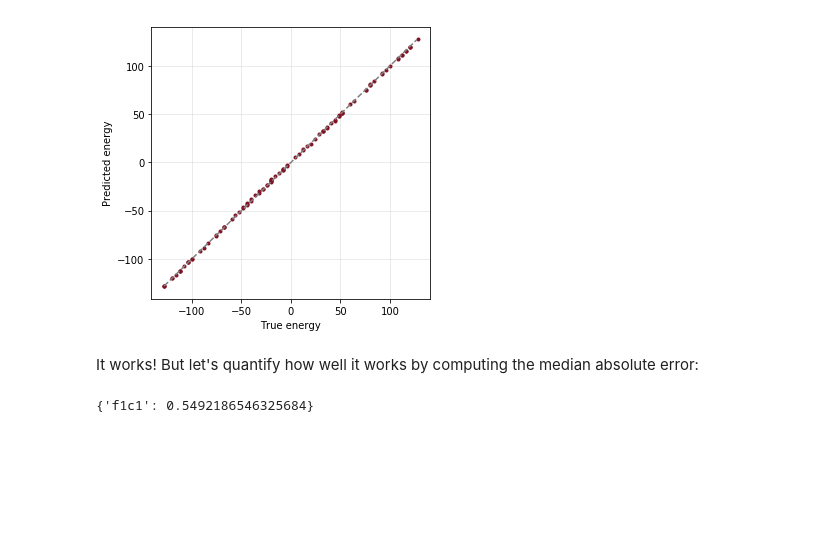
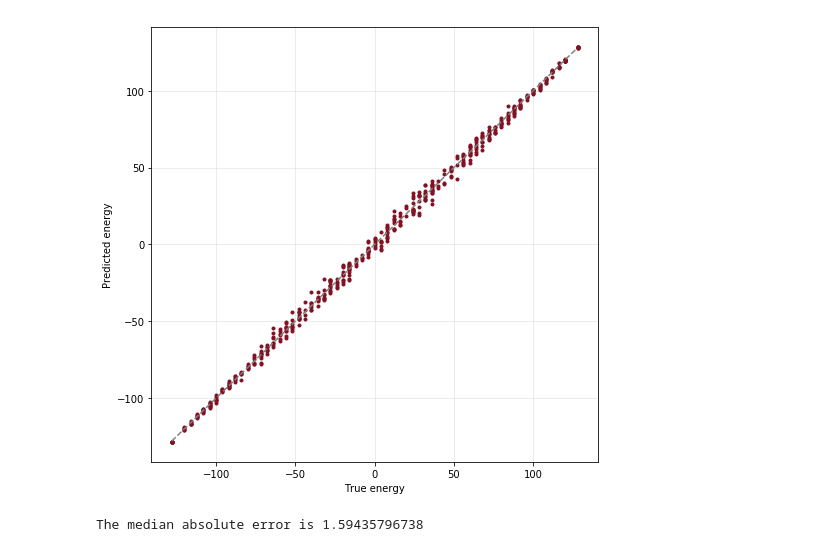
Before and after one commit to millskyle/extensive_deep_neural_networks, a Jupyter notebook: ednn_blog_2_ising.ipynb, the cells around one changed output. Saved outputs shown, nothing was run; the diff lists cells and outputs as text; code cells hidden in the pictures; blank space fills up the shorter version.

```diff
--- a/ednn_blog_2_ising.ipynb
+++ b/ednn_blog_2_ising.ipynb
@@ -100,10 +79,13 @@ Now we'll build the graph just as we did in the previous tutorial. This takes a
 # %%
+tf.reset_default_graph()
 #data comes in a [ batch * L * L ] tensor, and labels a [ batch * 1] tensor
 x = tf.placeholder(tf.float32, (None, L, L), name='input_image')
 y = tf.placeholder(tf.float32, (None, 1))
 
+helper = EDNN_helper(L=L, f=f, c=c)
+
 #Then the EDNN-specific code:
-tiles = tf.map_fn(ednn_split, x, back_prop=False)
+tiles = tf.map_fn(helper.ednn_split, x, back_prop=False)
 tiles = tf.transpose(tiles, perm=[1,0,2,3,4])
 output = tf.map_fn(NN, tiles, back_prop=True)
 output = tf.transpose(output, perm=[1,0,2])
@@ -114,9 +96,15 @@ predicted = tf.reduce_sum(output, axis=1)
 loss = tf.reduce_mean(tf.square(y-predicted))
 
 #create an optimizer, a training op, and an init op
-optimizer = tf.train.AdamOptimizer(learning_rate=0.001)
+optimizer = tf.train.AdamOptimizer(learning_rate=0.01)
 train_step = optimizer.minimize(loss)
 init = tf.global_variables_initializer()
+# %%
+data, labels = get_data(2500)
+train_data = data[:2000]
+test_data = data[2000:]
+train_labels = labels[:2000]
+test_labels = labels[2000:]
 # %%
 sess = tf.InteractiveSession()
 sess.run(init)
@@ -125,19 +111,13 @@ We will get 1000 data points, and split it into training and testing datasets wi
-# %%
-data, labels = get_data(1000)
-train_data = data[:900]
-test_data = data[900:]
-train_labels = labels[:900]
-test_labels = labels[900:]
 # %%
-BATCH_SIZE = 100
+BATCH_SIZE = 500
 
 bar = progressbar.ProgressBar()
-for epoch in bar(range(1000)):
+for epoch in bar(range(500)):
     for batch in xrange(train_data.shape[0] / BATCH_SIZE):
         _, loss_val = sess.run([train_step, loss],
                                feed_dict={
-                                    x: train_data[batch*BATCH_SIZE:batch*(BATCH_SIZE+1)],
-                                    y: labels[batch*BATCH_SIZE:batch*(BATCH_SIZE+1)]
+                                    x: train_data[batch*BATCH_SIZE:(batch+1)*BATCH_SIZE],
+                                    y: labels[batch*BATCH_SIZE:(batch+1)*BATCH_SIZE]
                                 }
                               )
 # %% [output]
@@ -147,18 +125,14 @@ prediction = sess.run(predicted, feed_dict={x: test_data})
 # %%
-fig, ax = plt.subplots(1,1, figsize=(5,5))
+prediction = sess.run(predicted, feed_dict={x: test_data})
 
+fig, ax = plt.subplots(1,1, figsize=(8,8))
 ax.plot(test_labels.flatten(), prediction.flatten(), '.', color='#821122')
 ax.plot(np.arange(-128,128), np.arange(-128,128), '--', color='gray')
 ax.set_xlabel("True energy")
 ax.set_ylabel("Predicted energy")
 ax.grid(alpha=0.3)
+plt.show()
+print "The median absolute error is", np.median(np.abs(test_labels-prediction))
 # %% [output]
-[figure, old version]
+[figure, new version]
+The median absolute error is 1.59435796738
-# %% [markdown]
-It works!  But let's quantify how well it works by computing the median absolute error:
-# %%
-error = {}
-error["f1c1"] = np.median(np.abs(test_labels - prediction))
-print error
-# %% [output]
-{'f1c1': 0.5492186546325684}
```
Also changed, not shown: parts of 15 cells of this notebook.
